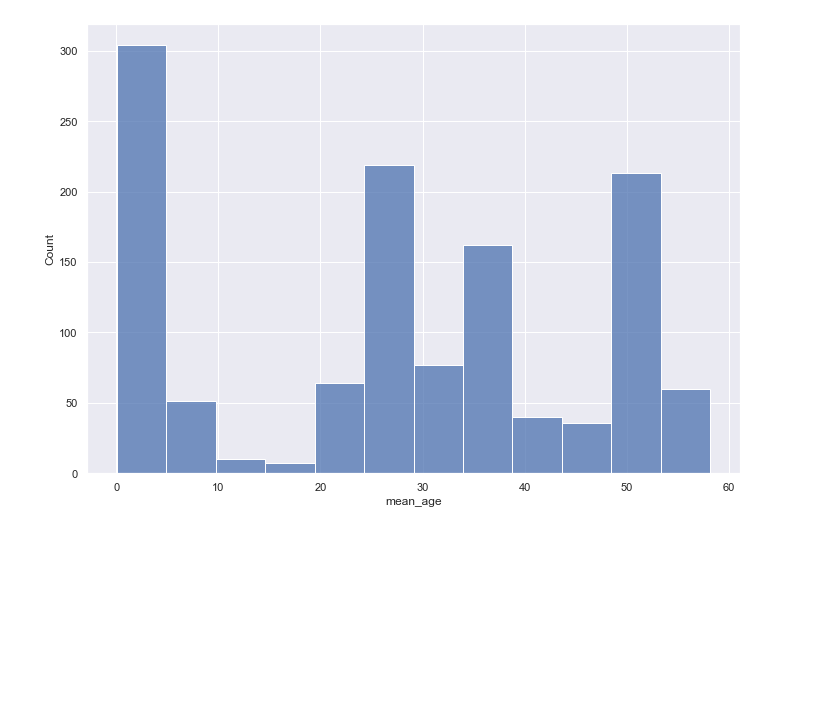
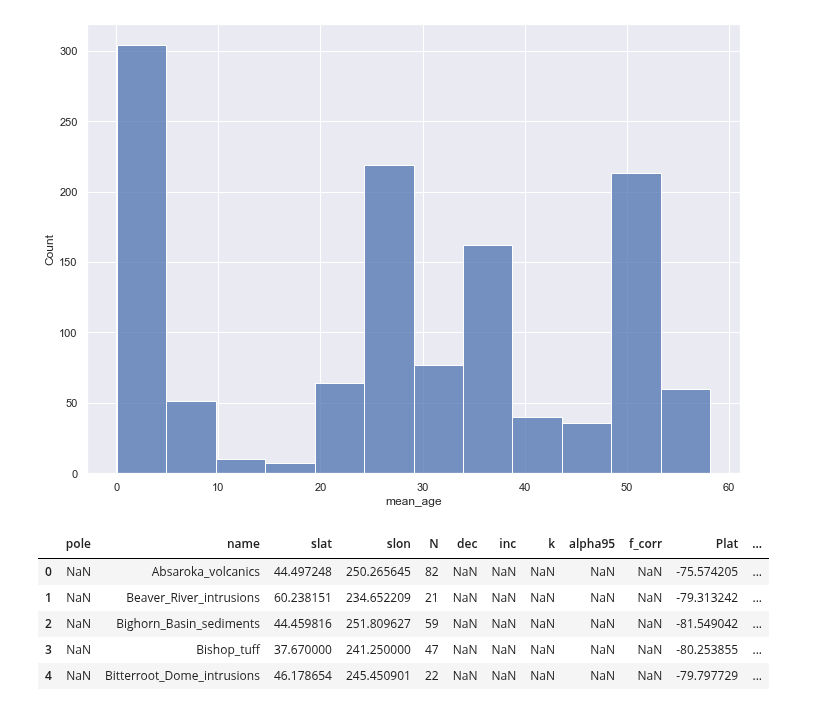
Before and after one commit to bramvaes/Young_CEED_2.0, a Jupyter notebook: APWPs.ipynb, the cells around one changed output. Drawn from its saved outputs; the diff is of its cells as text; code cells hidden in the pictures; blank space fills up the shorter version.

```diff
--- a/APWPs.ipynb
+++ b/APWPs.ipynb
@@ -89,3 +90,12 @@ sns.histplot(data = df_vgp_compilation, x = 'mean_age')
 # %% [output]
 <AxesSubplot:xlabel='mean_age', ylabel='Count'>
 [figure]
+# %%
+df_pole_compilation.head()
+# %% [output]
+|  | pole | name | slat | slon | N | dec | inc | k | alpha95 | f_corr | Plat | ... |
+| 0 | NaN | Absaroka_volcanics | 44.497248 | 250.265645 | 82 | NaN | NaN | NaN | NaN | NaN | -75.574205 | ... |
+| 1 | NaN | Beaver_River_intrusions | 60.238151 | 234.652209 | 21 | NaN | NaN | NaN | NaN | NaN | -79.313242 | ... |
+| 2 | NaN | Bighorn_Basin_sediments | 44.459816 | 251.809627 | 59 | NaN | NaN | NaN | NaN | NaN | -81.549042 | ... |
+| 3 | NaN | Bishop_tuff | 37.670000 | 241.250000 | 47 | NaN | NaN | NaN | NaN | NaN | -80.253855 | ... |
+| 4 | NaN | Bitterroot_Dome_intrusions | 46.178654 | 245.450901 | 22 | NaN | NaN | NaN | NaN | NaN | -79.797729 | ... |
```
Also changed, not shown: parts of 8 cells of this notebook, 3 other files.
